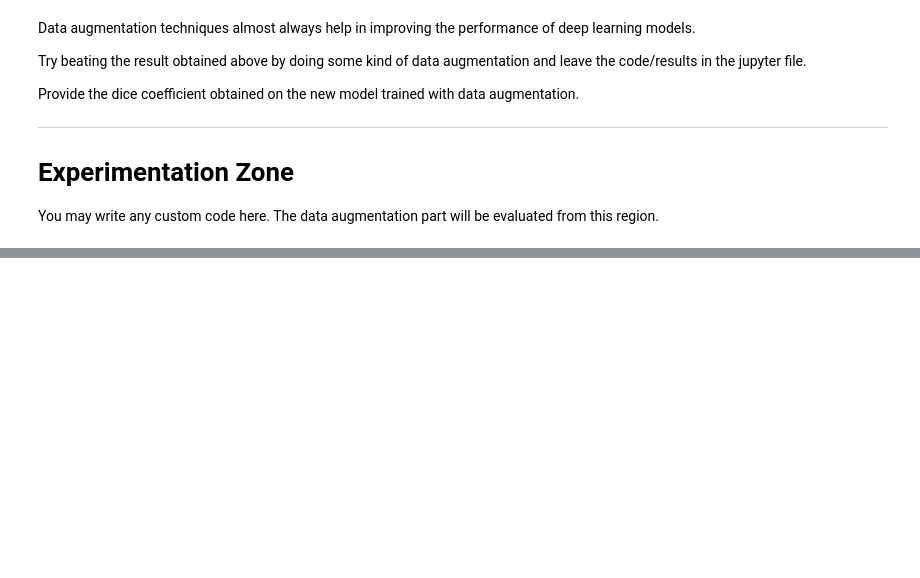
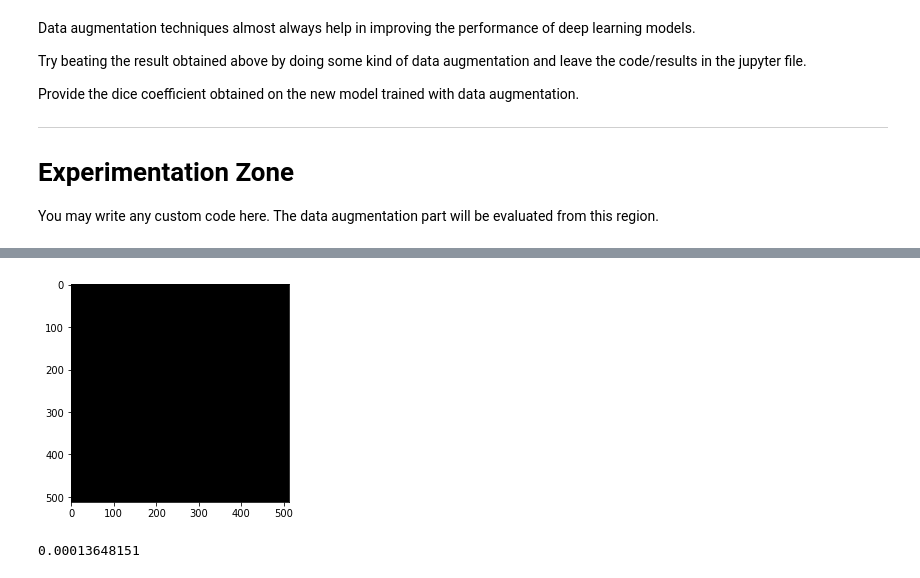
Before and after one commit to rachit-shah/ADBI-projects, a Jupyter notebook: Projects/DNN Architectures for Defect Detection/Template_Defect_segmentation_on_Textured_Surfaces.ipynb, the cells around one changed output, grey strips where cells are left out. Cells and saved outputs as stored; diff of their text form; code cells hidden in the pictures; blank space fills up the shorter version.

```diff
--- a/Projects/DNN Architectures for Defect Detection/Template_Defect_segmentation_on_Textured_Surfaces.ipynb
+++ b/Projects/DNN Architectures for Defect Detection/Template_Defect_segmentation_on_Textured_Surfaces.ipynb
@@ -449,0 +642,4 @@ You may write any custom code here. The data augmentation part will be evaluated
+# %%
+# Convert sigmoid outputs to binary class labels
+y_pred[20][y_pred[20] >= 0.5] = 1
+y_pred[20][y_pred[20] < 0.5] = 0
@@ -449,0 +652,10 @@ You may write any custom code here. The data augmentation part will be evaluated
+# %%
+plt.imshow(y_pred[20][:,:,0], cmap='gray')
+plt.show()
+# %% [output]
+[figure, added]
+# %%
+# Dice coefficient on this example
+K.get_value(dice_coef(y_true[20], y_pred[20]))
+# %% [output]
+0.00013648151
```
Also changed, not shown: parts of 33 cells of this notebook, 1 other file.
